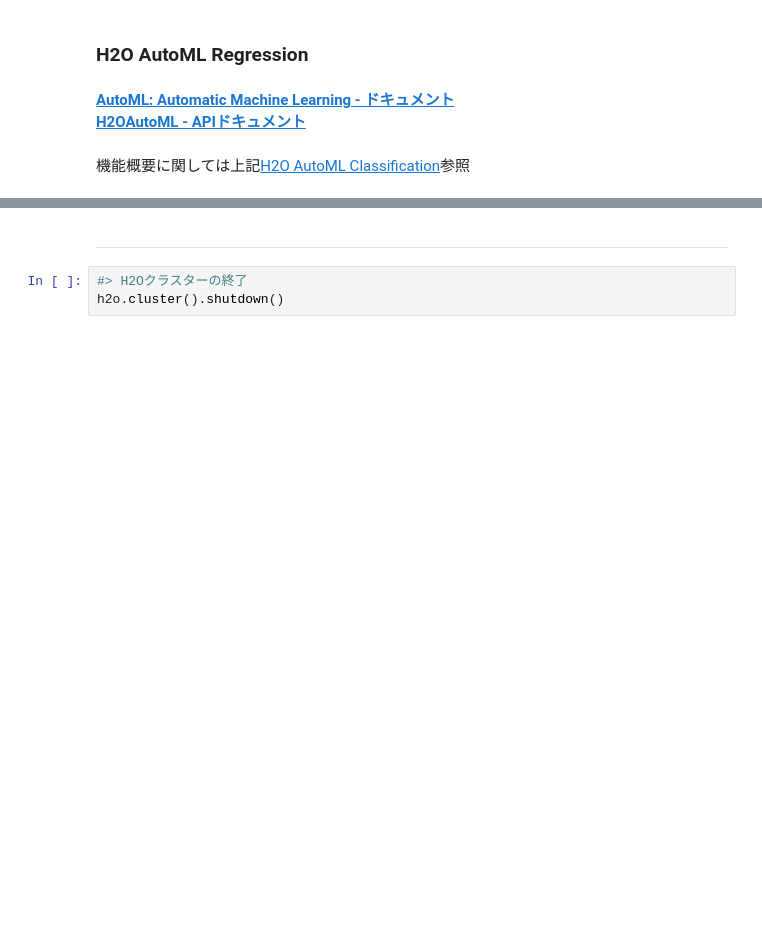
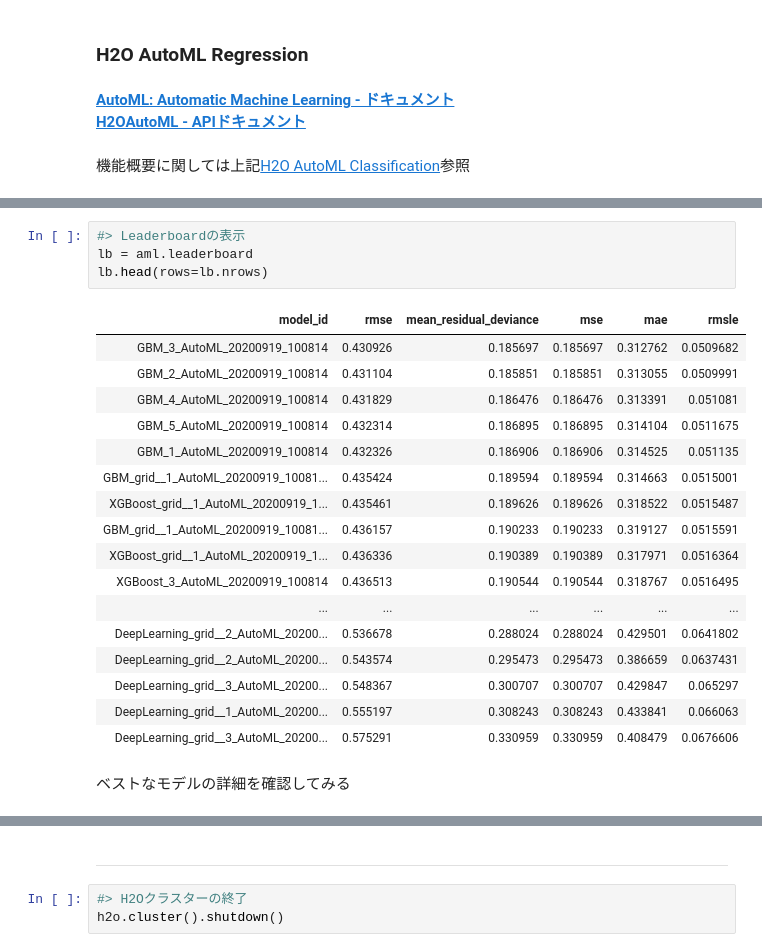
Before and after one commit to yukismd/H2O_3_Tutorial, a Jupyter notebook: python_api/H2O-3 AutoML Tutorial.ipynb, the cells around one changed output, grey strips where cells are left out. Saved outputs shown, nothing was run; the diff lists cells and outputs as text; blank space fills up the shorter version.

```diff
--- a/python_api/H2O-3 AutoML Tutorial.ipynb
+++ b/python_api/H2O-3 AutoML Tutorial.ipynb
@@ -534,0 +553,24 @@ x: ['PROPERTY_STATE', 'FIRST_TIME_HOMEBUYER_FLAG', 'POSTAL_CODE', 'OCCUPANCY_STA
+# %%
+#> Leaderboardの表示
+lb = aml.leaderboard
+lb.head(rows=lb.nrows)
+# %% [output]
+| model_id | rmse | mean_residual_deviance | mse | mae | rmsle |
+| GBM_3_AutoML_20200919_100814 | 0.430926 | 0.185697 | 0.185697 | 0.312762 | 0.0509682 |
+| GBM_2_AutoML_20200919_100814 | 0.431104 | 0.185851 | 0.185851 | 0.313055 | 0.0509991 |
+| GBM_4_AutoML_20200919_100814 | 0.431829 | 0.186476 | 0.186476 | 0.313391 | 0.051081 |
+| GBM_5_AutoML_20200919_100814 | 0.432314 | 0.186895 | 0.186895 | 0.314104 | 0.0511675 |
+| GBM_1_AutoML_20200919_100814 | 0.432326 | 0.186906 | 0.186906 | 0.314525 | 0.051135 |
+| GBM_grid__1_AutoML_20200919_10081... | 0.435424 | 0.189594 | 0.189594 | 0.314663 | 0.0515001 |
+| XGBoost_grid__1_AutoML_20200919_1... | 0.435461 | 0.189626 | 0.189626 | 0.318522 | 0.0515487 |
+| GBM_grid__1_AutoML_20200919_10081... | 0.436157 | 0.190233 | 0.190233 | 0.319127 | 0.0515591 |
+| XGBoost_grid__1_AutoML_20200919_1... | 0.436336 | 0.190389 | 0.190389 | 0.317971 | 0.0516364 |
+| XGBoost_3_AutoML_20200919_100814 | 0.436513 | 0.190544 | 0.190544 | 0.318767 | 0.0516495 |
+| ... | ... | ... | ... | ... | ... |
+| DeepLearning_grid__2_AutoML_20200... | 0.536678 | 0.288024 | 0.288024 | 0.429501 | 0.0641802 |
+| DeepLearning_grid__2_AutoML_20200... | 0.543574 | 0.295473 | 0.295473 | 0.386659 | 0.0637431 |
+| DeepLearning_grid__3_AutoML_20200... | 0.548367 | 0.300707 | 0.300707 | 0.429847 | 0.065297 |
+| DeepLearning_grid__1_AutoML_20200... | 0.555197 | 0.308243 | 0.308243 | 0.433841 | 0.066063 |
+| DeepLearning_grid__3_AutoML_20200... | 0.575291 | 0.330959 | 0.330959 | 0.408479 | 0.0676606 |
+# %% [markdown]
+ベストなモデルの詳細を確認してみる
```
Also changed, not shown: parts of 15 cells of this notebook, 1 other file.
